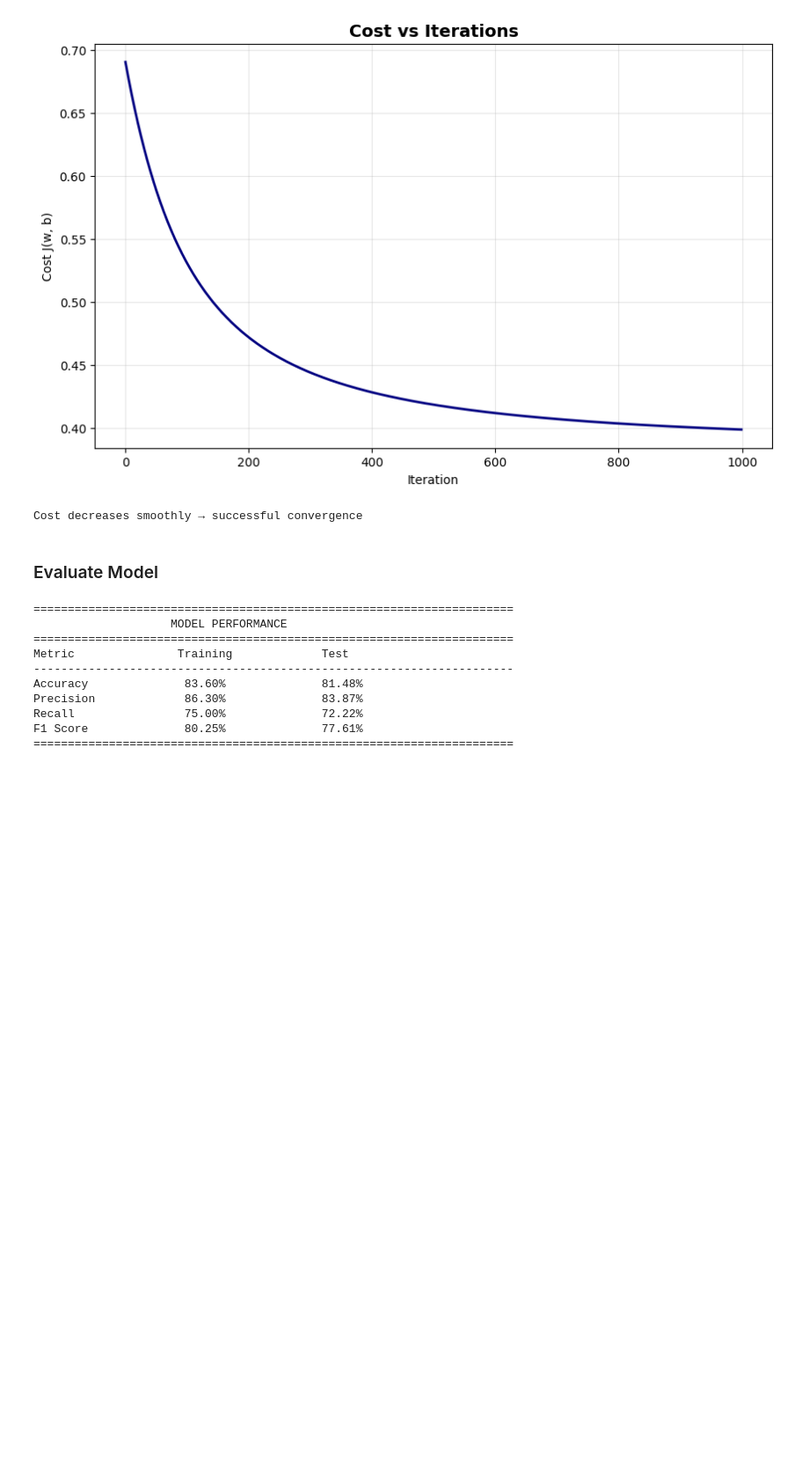
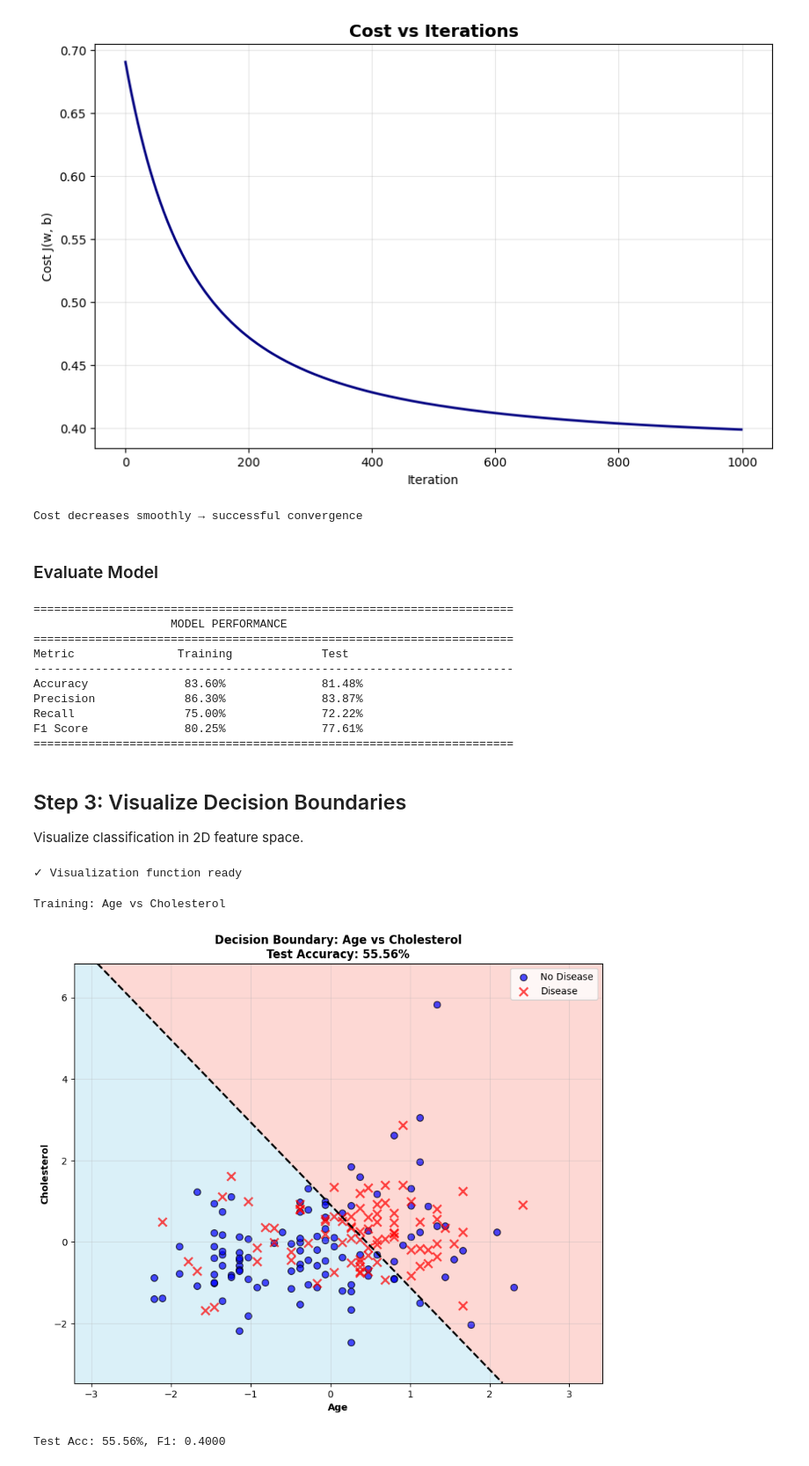
Before and after one commit to elmultiusos/Logistic-Regression, a Jupyter notebook: heart_disease_lr_analysis.ipynb, the cells around one changed output. Shown at 88% size. Drawn from its saved outputs; the diff is of its cells as text; code cells hidden in the pictures; blank space fills up the shorter version.

```diff
--- a/heart_disease_lr_analysis.ipynb
+++ b/heart_disease_lr_analysis.ipynb
@@ -372,3 +372,60 @@ Precision             86.30%              83.87%
 Recall                75.00%              72.22%
 F1 Score              80.25%              77.61%
 ======================================================================
+# %% [markdown]
+## Step 3: Visualize Decision Boundaries
+
+Visualize classification in 2D feature space.
+# %%
+# Decision boundary visualization function
+def train_and_plot_2d(X_train, y_train, X_test, y_test, feature_indices,
+                       feature_names, alpha=0.01, num_iters=1000):
+    # Train on 2 features
+    X_train_2d = X_train[:, feature_indices]
+    X_test_2d = X_test[:, feature_indices]
+
+    w, b, _ = gradient_descent(X_train_2d, y_train, np.zeros(2), 0.0, alpha, num_iters)
+    y_pred, _ = predict(w, b, X_test_2d)
+    metrics = compute_metrics(y_test, y_pred)
+
+    # Create mesh
+    x1_min, x1_max = X_train_2d[:, 0].min() - 1, X_train_2d[:, 0].max() + 1
+    x2_min, x2_max = X_train_2d[:, 1].min() - 1, X_train_2d[:, 1].max() + 1
+    xx1, xx2 = np.meshgrid(np.linspace(x1_min, x1_max, 200),
+                           np.linspace(x2_min, x2_max, 200))
+
+    Z = sigmoid(np.c_[xx1.ravel(), xx2.ravel()] @ w + b)
+    Z = Z.reshape(xx1.shape)
+
+    # Plot
+    plt.figure(figsize=(10, 8))
+    plt.contourf(xx1, xx2, Z, levels=[0, 0.5, 1], alpha=0.3, colors=['skyblue', 'salmon'])
+    plt.contour(xx1, xx2, Z, levels=[0.5], colors='black', linewidths=2, linestyles='--')
+
+    plt.scatter(X_train_2d[y_train == 0, 0], X_train_2d[y_train == 0, 1],
+               c='blue', marker='o', s=50, edgecolor='black', label='No Disease', alpha=0.7)
+    plt.scatter(X_train_2d[y_train == 1, 0], X_train_2d[y_train == 1, 1],
+               c='red', marker='x', s=80, linewidth=2, label='Disease', alpha=0.7)
+
+    plt.xlabel(feature_names[0], fontweight='bold')
+    plt.ylabel(feature_names[1], fontweight='bold')
+    plt.title(f'Decision Boundary: {feature_names[0]} vs {feature_names[1]}\n'              f'Test Accuracy: {metrics["Accuracy"]*100:.2f}%', fontweight='bold')
+    plt.legend()
+    plt.grid(True, alpha=0.3)
+    plt.show()
+
+    return metrics
+
+print("✓ Visualization function ready")
+# %% [output]
+✓ Visualization function ready
+# %%
+# Pair 1: Age vs Cholesterol
+print("Training: Age vs Cholesterol")
+m1 = train_and_plot_2d(X_train_norm, y_train, X_test_norm, y_test,
+                        [0, 1], ['Age', 'Cholesterol'])
+print(f"Test Acc: {m1['Accuracy']*100:.2f}%, F1: {m1['F1 Score']:.4f}\n")
+# %% [output]
+Training: Age vs Cholesterol
+[figure, added]
+Test Acc: 55.56%, F1: 0.4000
```
Also changed, not shown: parts of 16 cells of this notebook, 9 other files.
